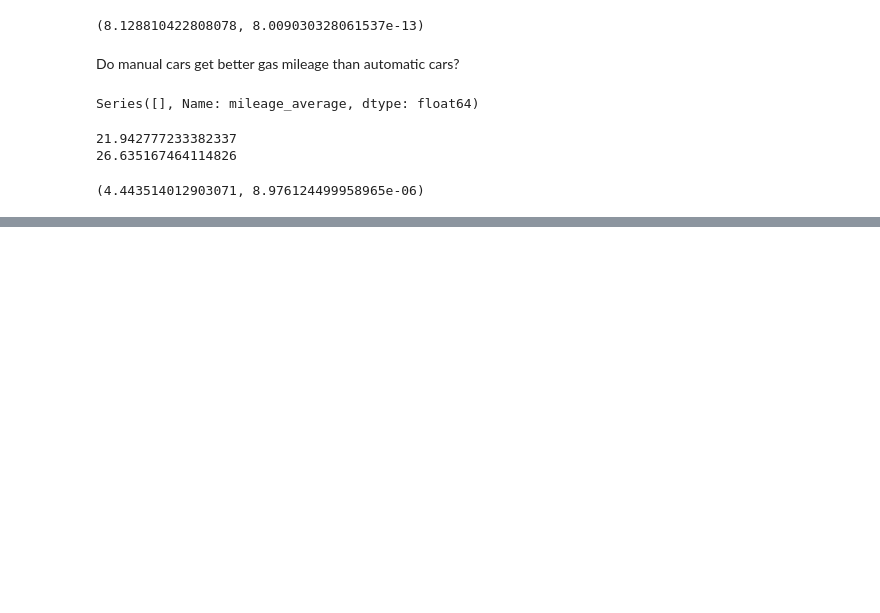
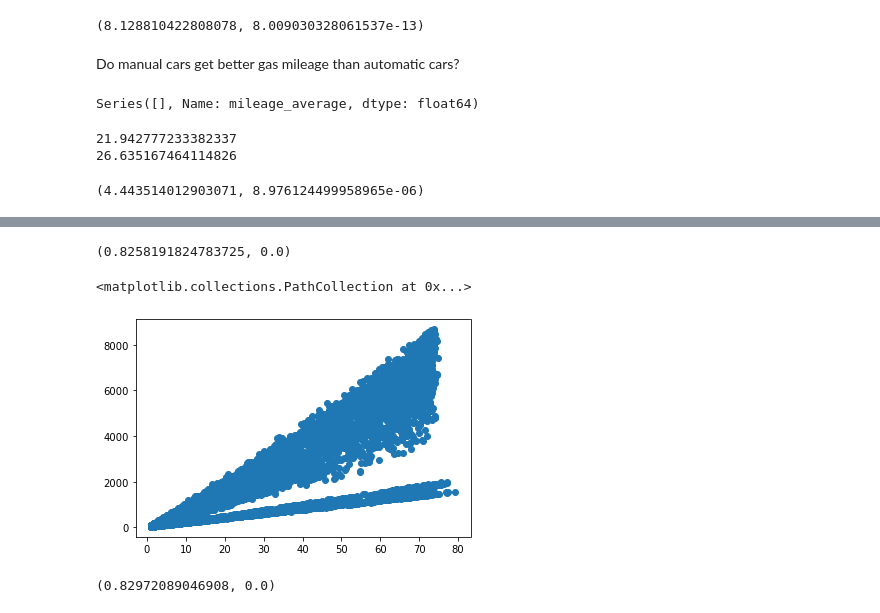
Before and after one commit to JaradAng/statistics-exercises, a Jupyter notebook: hypothesis_testing.ipynb, the cells around one changed output, grey strips where cells are left out. Cells and saved outputs as stored; diff of their text form; code cells hidden in the pictures; blank space fills up the shorter version.

```diff
--- a/hypothesis_testing.ipynb
+++ b/hypothesis_testing.ipynb
@@ -207,0 +280,26 @@ t, p / 2
+# %%
+corr, p = stats.pearsonr(x2, y2)
+corr, p
+
+## we reject the null and have a strong correlation between tenure and monthly charges
+# %% [output]
+(0.8258191824783725, 0.0)
+# %%
+ ## What happens if you control for phone and internet service?
+
+churn['Phone'] = np.where(churn.phone_service == 0, 'No', 'Yes')
+#churn.head(20)
+
+has_phone = churn[(churn['Phone']== 'Yes')].total_charges
+tenure_phone = churn[(churn['Phone']== 'Yes')].tenure
+# %%
+plt.scatter(tenure_phone, has_phone)
+# %% [output]
+<matplotlib.collections.PathCollection at 0x...>
+[figure, added]
+# %%
+corr, p = stats.pearsonr(tenure_phone, has_phone)
+
+corr, p
+# %% [output]
+(0.82972089046908, 0.0)
```
Also changed, not shown: parts of 37 cells of this notebook.
